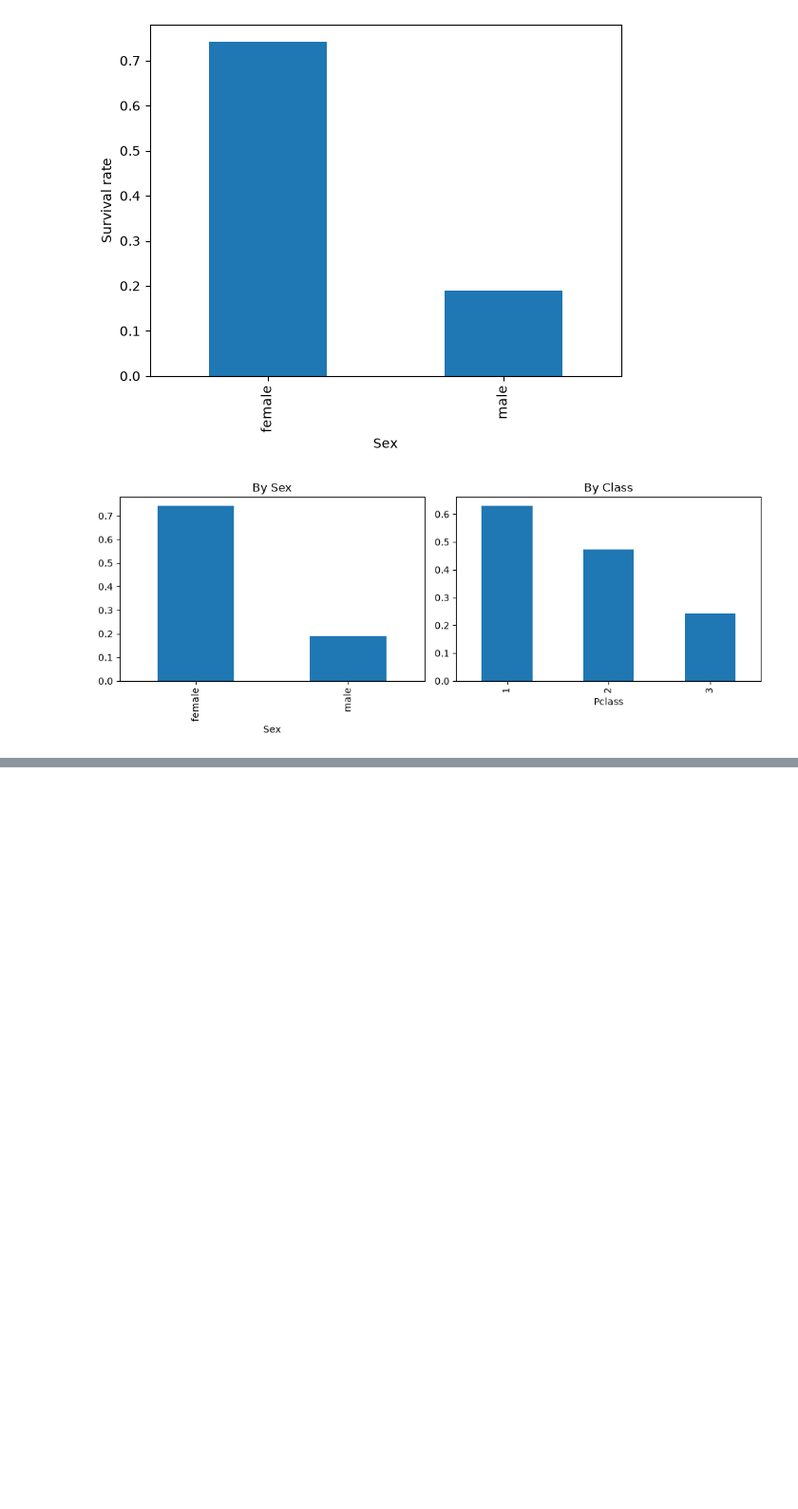
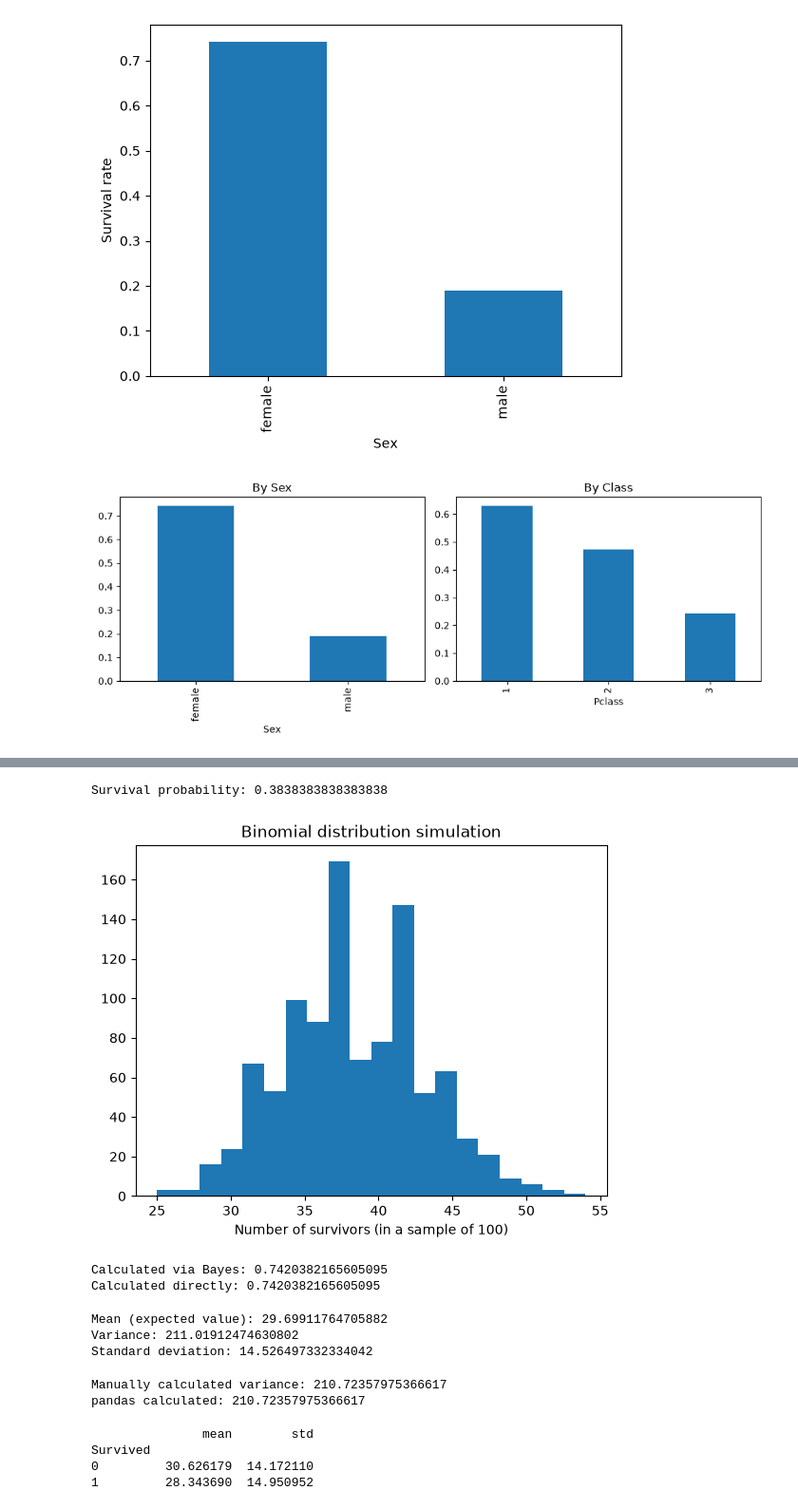
Before and after one commit to Baharkucukozer/ml-from-scratch, a Jupyter notebook: titanic_eda.ipynb, the cells around one changed output, grey strips where cells are left out. Shown at 95% size. Saved outputs shown, nothing was run; the diff lists cells and outputs as text; code cells hidden in the pictures; blank space fills up the shorter version.

```diff
--- a/titanic_eda.ipynb
+++ b/titanic_eda.ipynb
@@ -79,0 +88,62 @@ plt.show()
+# %%
+import numpy as np# P(Survived | Female) = P(Female | Survived) * P(Survived) / P(Female)
+
+p_survived = df['Survived'].mean()
+p_female = (df['Sex'] == 'female').mean()
+p_female_given_survived = df[df['Survived']==1]['Sex'].eq('female').mean()
+
+p_survived_given_female = (p_female_given_survived * p_survived) / p_female
+print("Calculated via Bayes:", p_survived_given_female)
+print("Calculated directly:", df[df['Sex']=='female']['Survived'].mean())
+
+p_survive = df['Survived'].mean()
+print("Survival probability:", p_survive)
+
+# If we randomly picked 100 passengers, how many would survive? (simulation)
+simulation = np.random.binomial(n=100, p=p_survive, size=1000)
+plt.hist(simulation, bins=20)
+plt.xlabel('Number of survivors (in a sample of 100)')
+plt.title('Binomial distribution simulation')
+plt.show()
+# %% [output]
+Survival probability: 0.3838383838383838
+[figure, added]
+# %%
+# P(Survived | Female) = P(Female | Survived) * P(Survived) / P(Female)
+
+p_survived = df['Survived'].mean()
+p_female = (df['Sex'] == 'female').mean()
+p_female_given_survived = df[df['Survived']==1]['Sex'].eq('female').mean()
+
+p_survived_given_female = (p_female_given_survived * p_survived) / p_female
+print("Calculated via Bayes:", p_survived_given_female)
+print("Calculated directly:", df[df['Sex']=='female']['Survived'].mean())
+# %% [output]
+Calculated via Bayes: 0.7420382165605095
+Calculated directly: 0.7420382165605095
+# %%
+# For Age
+print("Mean (expected value):", df['Age'].mean())
+print("Variance:", df['Age'].var())
+print("Standard deviation:", df['Age'].std())
+# %% [output]
+Mean (expected value): 29.69911764705882
+Variance: 211.01912474630802
+Standard deviation: 14.526497332334042
+# %%
+ages = df['Age'].dropna()
+mean_age = ages.mean()
+
+variance_manual = ((ages - mean_age)**2).mean()
+print("Manually calculated variance:", variance_manual)
+print("pandas calculated:", ages.var(ddof=0))  # ddof=0: pandas uses a different formula by default, this matches it
+# %% [output]
+Manually calculated variance: 210.72357975366617
+pandas calculated: 210.72357975366617
+# %%
+print(df.groupby('Survived')['Age'].agg(['mean', 'std']))
+# %% [output]
+               mean        std
+Survived
+0         30.626179  14.172110
+1         28.343690  14.950952
```
Also changed, not shown: parts of 1 cell of this notebook, 1 other file.
